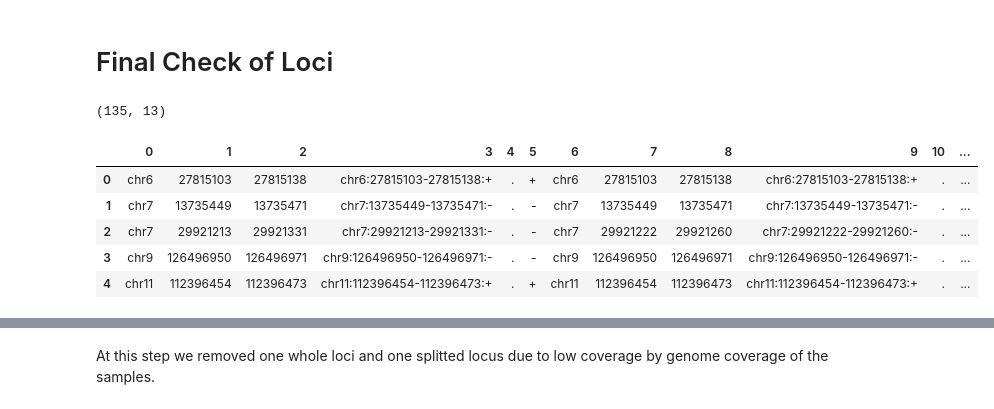
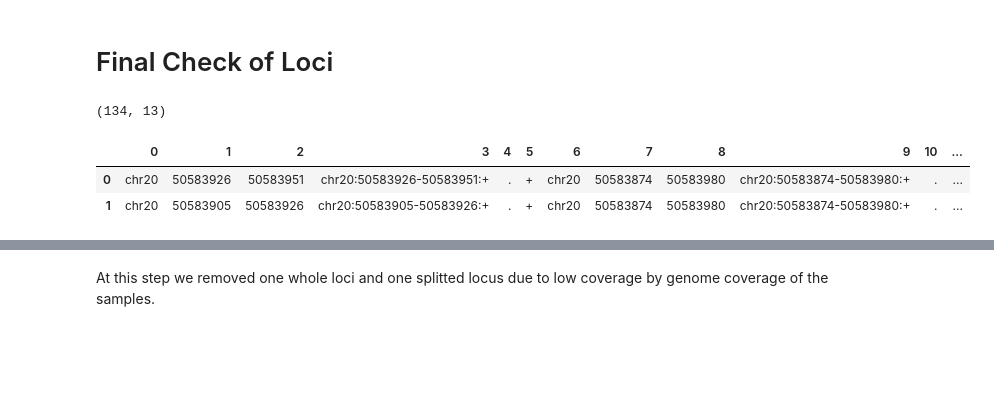
Before and after one commit to goodarzilab/Jeff, a Jupyter notebook: BRCA_oncRNA/oncRNAs_final_list.ipynb, the cells around one changed output, grey strips where cells are left out. Cells and saved outputs as stored; diff of their text form; code cells hidden in the pictures; blank space fills up the shorter version.

```diff
--- a/BRCA_oncRNA/oncRNAs_final_list.ipynb
+++ b/BRCA_oncRNA/oncRNAs_final_list.ipynb
@@ -288,15 +210,12 @@ plt.hist(lengths)
 # %% [markdown]
 # Final Check of Loci
 # %%
-final_check = pd.read_csv("results/map_oncRNAs.bed", sep="\t", header=None)
+final_check = pd.read_csv("final_list/map_oncRNAs.bed", sep="\t", header=None)
 print(final_check.shape)
-final_check.head()
+final_check.head(2)
 # %% [output]
-(135, 13)
+(134, 13)
 |  | 0 | 1 | 2 | 3 | 4 | 5 | 6 | 7 | 8 | 9 | 10 | ... |
-| 0 | chr6 | 27815103 | 27815138 | chr6:27815103-27815138:+ | . | + | chr6 | 27815103 | 27815138 | chr6:27815103-27815138:+ | . | ... |
-| 1 | chr7 | 13735449 | 13735471 | chr7:13735449-13735471:- | . | - | chr7 | 13735449 | 13735471 | chr7:13735449-13735471:- | . | ... |
-| 2 | chr7 | 29921213 | 29921331 | chr7:29921213-29921331:- | . | - | chr7 | 29921222 | 29921260 | chr7:29921222-29921260:- | . | ... |
-| 3 | chr9 | 126496950 | 126496971 | chr9:126496950-126496971:- | . | - | chr9 | 126496950 | 126496971 | chr9:126496950-126496971:- | . | ... |
-| 4 | chr11 | 112396454 | 112396473 | chr11:112396454-112396473:+ | . | + | chr11 | 112396454 | 112396473 | chr11:112396454-112396473:+ | . | ... |
+| 0 | chr20 | 50583926 | 50583951 | chr20:50583926-50583951:+ | . | + | chr20 | 50583874 | 50583980 | chr20:50583874-50583980:+ | . | ... |
+| 1 | chr20 | 50583905 | 50583926 | chr20:50583905-50583926:+ | . | + | chr20 | 50583874 | 50583980 | chr20:50583874-50583980:+ | . | ... |
 # %%
```
Also changed, not shown: parts of 46 cells of this notebook, 3 other files.
